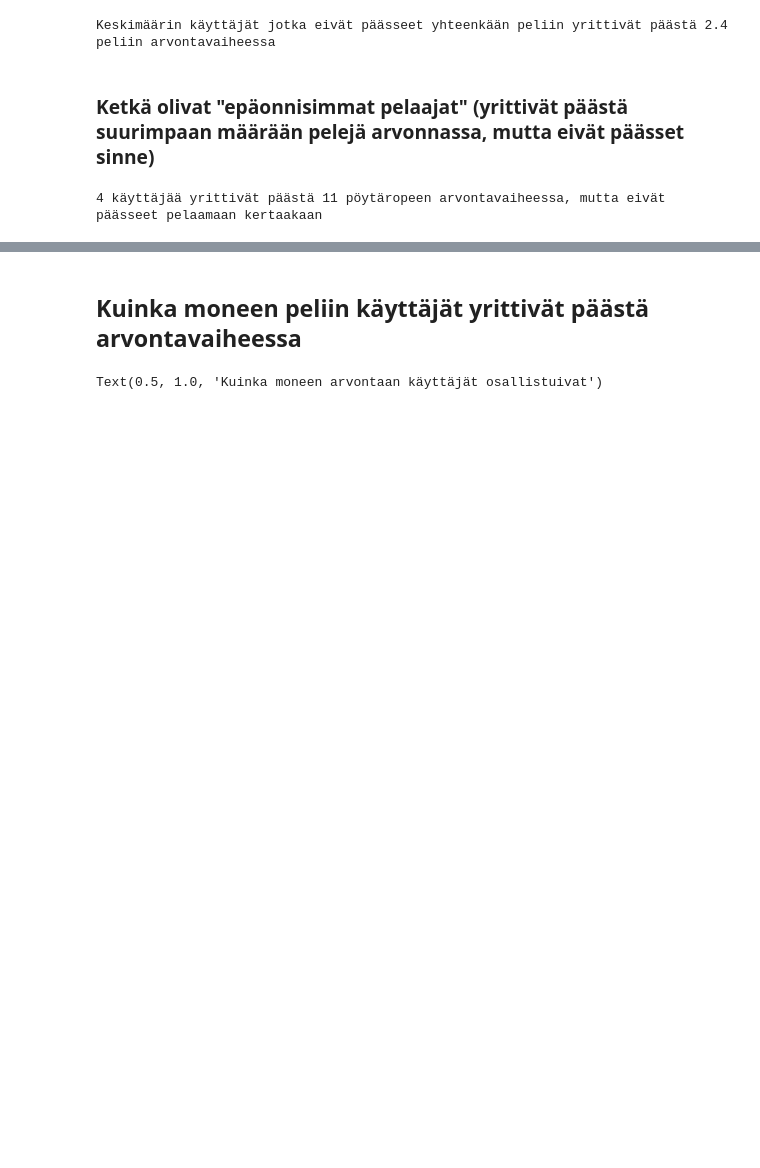
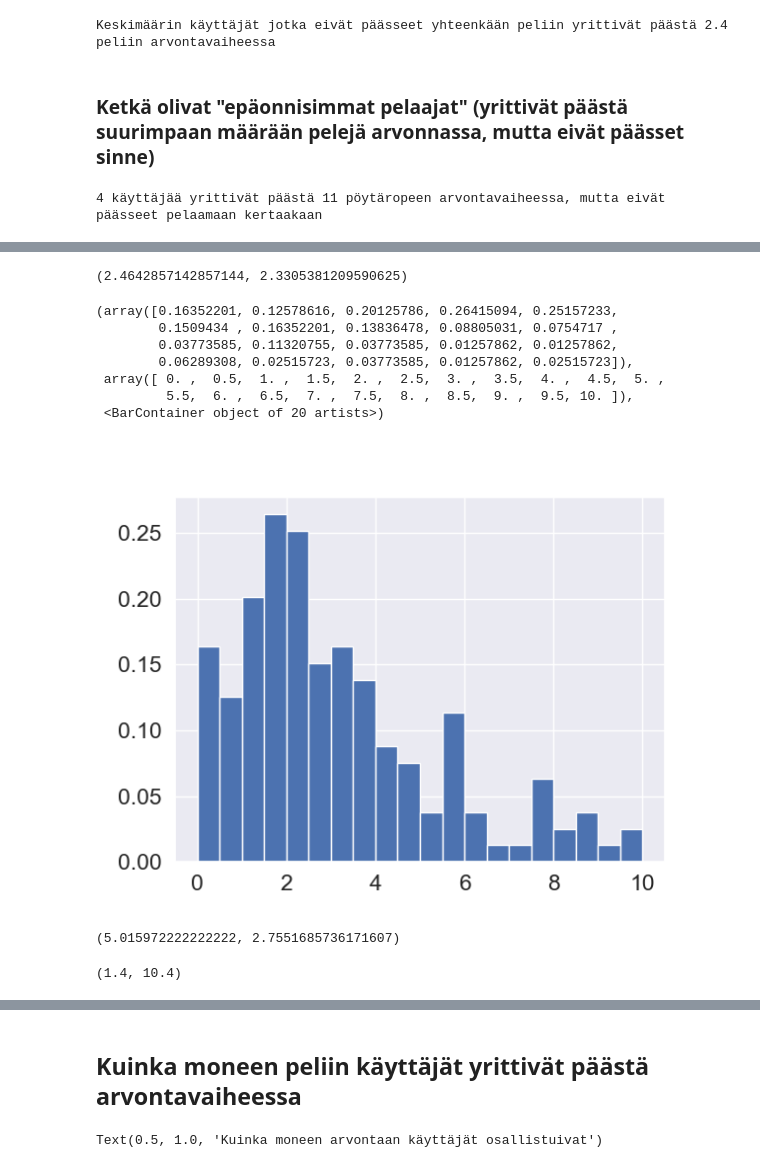
Before and after one commit to ropekonsti/ropecon-2022, a Jupyter notebook: analyysi.ipynb, the cells around one changed output, grey strips where cells are left out. Drawn from its saved outputs; the diff is of its cells as text; code cells hidden in the pictures; blank space fills up the shorter version.

```diff
--- a/analyysi.ipynb
+++ b/analyysi.ipynb
@@ -156,0 +173,10 @@ print(f"{len(num_signedGames[num_signedGames==num_signedGames.max()])} käyttäj
+# %%
+maxAttendances =  games[games.gameId.isin(list(signedGames_gameCounts.index))].loc[:, ['gameId','maxAttendance']].sort_values(by='gameId')
+# %%
+signedGames_gameCounts = signedGames_gameCounts.assign(maxAttendance = maxAttendances.loc[:, 'maxAttendance'].to_numpy())
+# %%
+signedGames_gameCounts = signedGames_gameCounts.assign(fillPercent = lambda x: x['username']/x['maxAttendance'])
+# %%
+(signedGames_gameCounts.loc[:, 'fillPercent'].median(), signedGames_gameCounts.loc[:, 'fillPercent'].std())
+# %% [output]
+(2.4642857142857144, 2.3305381209590625)
@@ -156,0 +185,23 @@ print(f"{len(num_signedGames[num_signedGames==num_signedGames.max()])} käyttäj
+# %%
+fillPercents = signedGames_gameCounts.loc[:, 'fillPercent'].to_numpy()
+# %%
+fig, ax = plt.subplots()
+
+ax.hist(fillPercents, bins=np.linspace(0,10,21), density=True)
+# %% [output]
+(array([0.16352201, 0.12578616, 0.20125786, 0.26415094, 0.25157233,
+        0.1509434 , 0.16352201, 0.13836478, 0.08805031, 0.0754717 ,
+        0.03773585, 0.11320755, 0.03773585, 0.01257862, 0.01257862,
+        0.06289308, 0.02515723, 0.03773585, 0.01257862, 0.02515723]),
+ array([ 0. ,  0.5,  1. ,  1.5,  2. ,  2.5,  3. ,  3.5,  4. ,  4.5,  5. ,
+         5.5,  6. ,  6.5,  7. ,  7.5,  8. ,  8.5,  9. ,  9.5, 10. ]),
+ <BarContainer object of 20 artists>)
+[figure, added]
+# %%
+(signedGames_gameCounts_unlucky_users.loc[:, 'fillPercent'].mean(),signedGames_gameCounts_unlucky_users.loc[:, 'fillPercent'].std())
+# %% [output]
+(5.015972222222222, 2.7551685736171607)
+# %%
+(signedGames_gameCounts_unlucky_users.loc[:, 'fillPercent'].min(), signedGames_gameCounts_unlucky_users.loc[:, 'fillPercent'].max())
+# %% [output]
+(1.4, 10.4)
```
Also changed, not shown: parts of 86 cells of this notebook, 7 other files.
